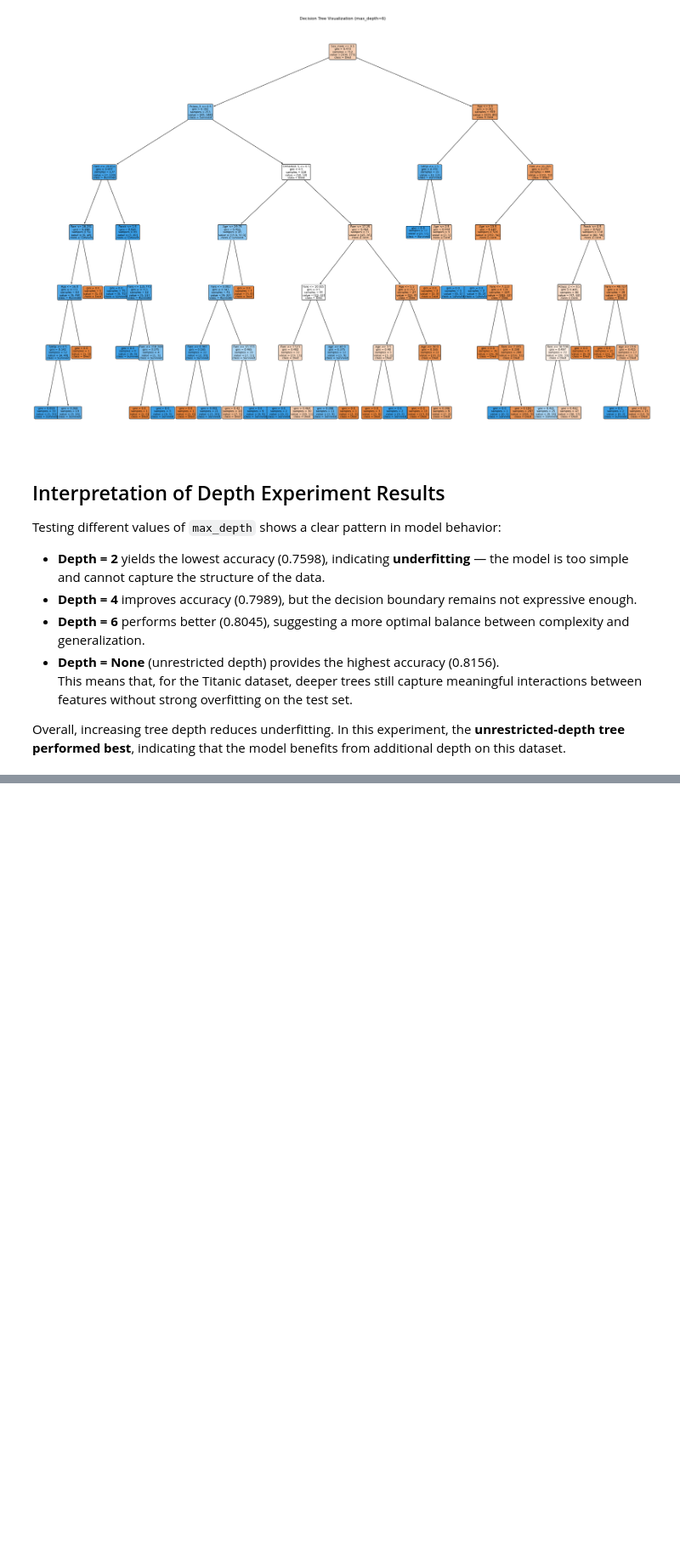
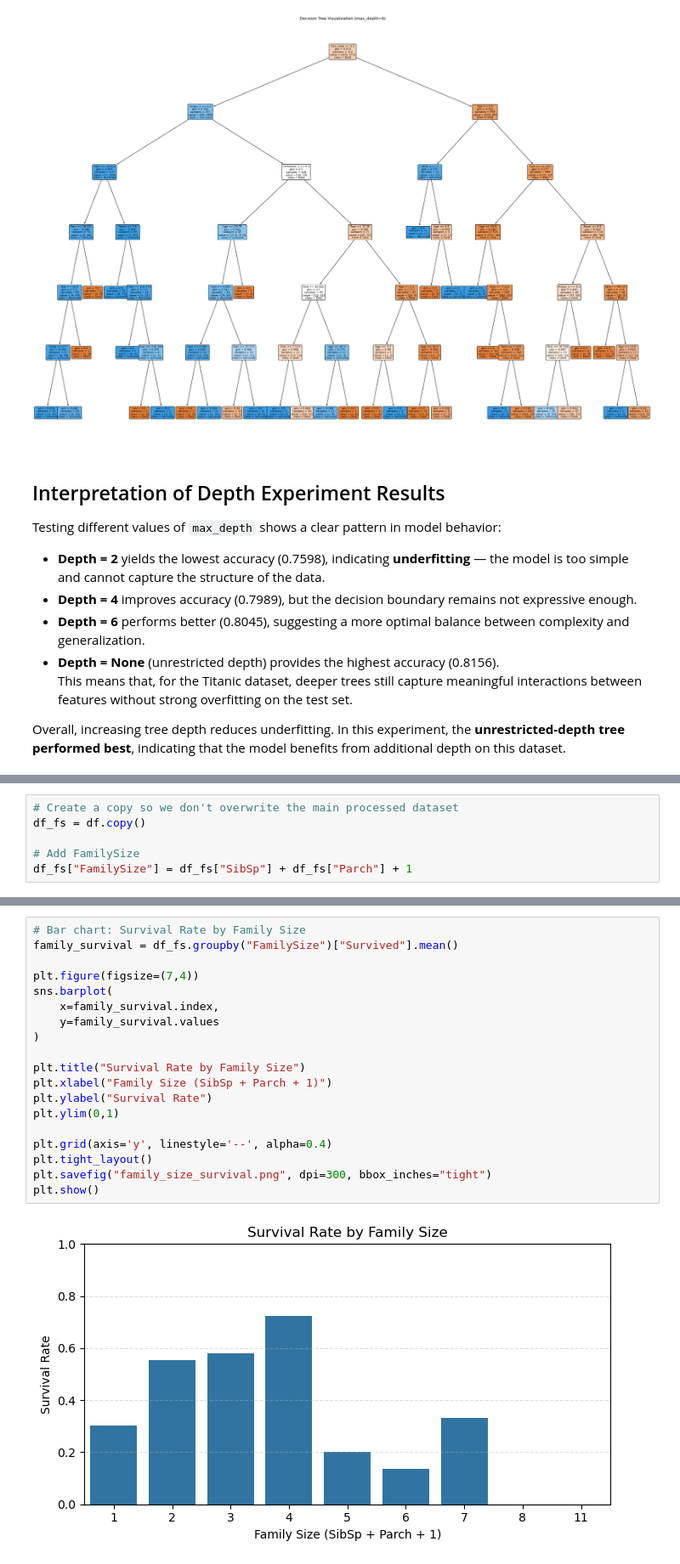
Before and after one commit to anastasiakhromova/DecisionTree_titanic, a Jupyter notebook: DecisionTree_titanic.ipynb, the cells around one changed output, grey strips where cells are left out. Shown at 85% size. Saved outputs shown, nothing was run; the diff lists cells and outputs as text; blank space fills up the shorter version.

Commit message:
add FamilySize feature experiment and analysis

```diff
--- a/DecisionTree_titanic.ipynb
+++ b/DecisionTree_titanic.ipynb
@@ -442,0 +452,6 @@ Overall, increasing tree depth reduces underfitting. In this experiment, the **u
+# %%
+# Create a copy so we don't overwrite the main processed dataset
+df_fs = df.copy()
+
+# Add FamilySize
+df_fs["FamilySize"] = df_fs["SibSp"] + df_fs["Parch"] + 1
@@ -442,0 +472,21 @@ Overall, increasing tree depth reduces underfitting. In this experiment, the **u
+# %%
+# Bar chart: Survival Rate by Family Size
+family_survival = df_fs.groupby("FamilySize")["Survived"].mean()
+
+plt.figure(figsize=(7,4))
+sns.barplot(
+    x=family_survival.index,
+    y=family_survival.values
+)
+
+plt.title("Survival Rate by Family Size")
+plt.xlabel("Family Size (SibSp + Parch + 1)")
+plt.ylabel("Survival Rate")
+plt.ylim(0,1)
+
+plt.grid(axis='y', linestyle='--', alpha=0.4)
+plt.tight_layout()
+plt.savefig("family_size_survival.png", dpi=300, bbox_inches="tight")
+plt.show()
+# %% [output]
+[figure, added]
```
Also changed, not shown: parts of 12 cells of this notebook, 3 other files.
